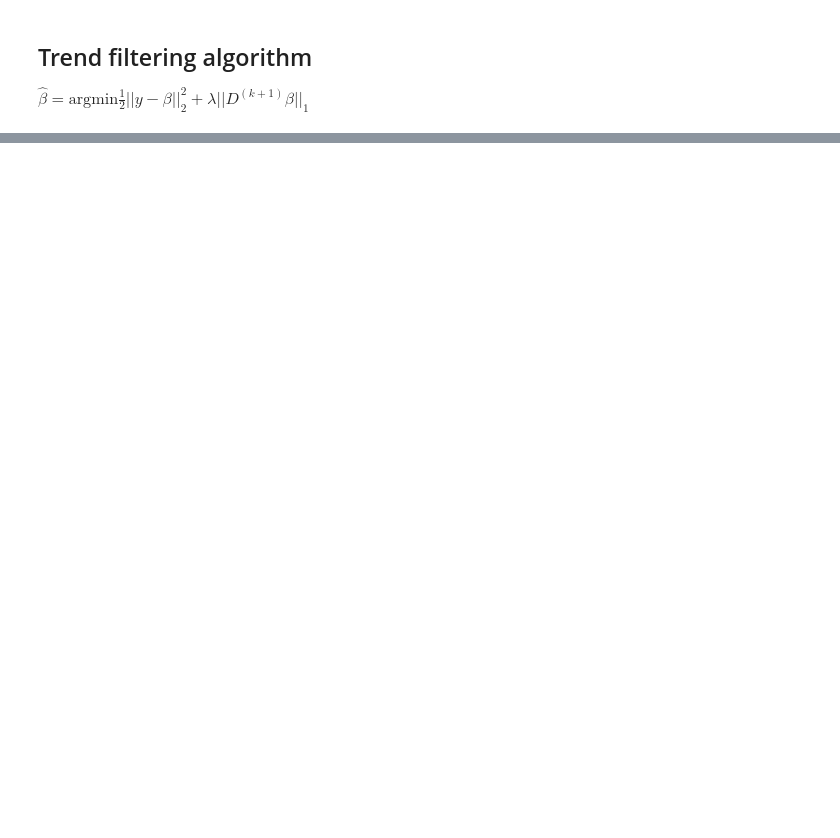
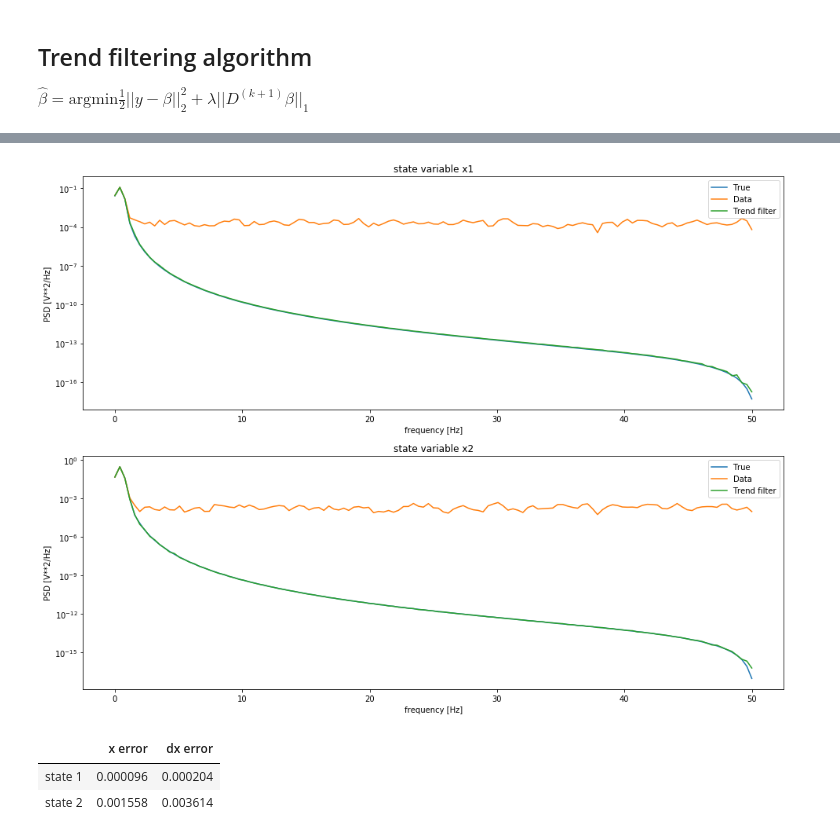
Before and after one commit to AlexCortiella/CU-Research, a Jupyter notebook: Python_Codes/Numerical_Differentiation/Duffing/numerical_differentiation_duffing_trendfilter.ipynb, the cells around one changed output, grey strips where cells are left out. Drawn from its saved outputs; the diff is of its cells as text; code cells hidden in the pictures; blank space fills up the shorter version.

Commit message:
Added PSD and error analysis for all examples

```diff
--- a/Python_Codes/Numerical_Differentiation/Duffing/numerical_differentiation_duffing_trendfilter.ipynb
+++ b/Python_Codes/Numerical_Differentiation/Duffing/numerical_differentiation_duffing_trendfilter.ipynb
@@ -214,0 +214,39 @@ for state in range(n_states):
+# %%
+# POWER SPECTRAL DENSITY ANALYSIS
+fig2,axs2 = plt.subplots(n_states,1,figsize = (16,12))
+
+for state in range(n_states):
+
+    f_true, Pxx_true = signal.welch(X[:,state], fs = 1/dt)
+    f_data, Pxx_data = signal.welch(Y[:,state], fs = 1/dt)
+    f_tf, Pxx_tf = signal.welch(y_trendfilter[state][:,lambda_min_indx], fs = 1/dt)
+
+    axs2[state].semilogy(f_true, Pxx_true)
+    axs2[state].semilogy(f_data, Pxx_data)
+    axs2[state].semilogy(f_tf, Pxx_tf)
+    axs2[state].set_title(f'state variable x{state+1}')
+    axs2[state].set_xlabel('frequency [Hz]')
+    axs2[state].set_ylabel('PSD [V**2/Hz]')
+    axs2[state].legend(['True','Data','Trend filter'])
+# %% [output]
+[figure, added]
+# %%
+#ERROR ANALYSIS
+
+error_x = np.zeros(n_states)
+error_dx = np.zeros(n_states)
+
+for state in range(n_states):
+
+    #Error in the states
+    error_x[state] = ((y_trendfilter[state][:,lambda_min_indx] - X[:,state]) ** 2).mean()
+
+    #Error in the state time-derivatives
+    error_dx[state] = ((dy_trendfilter[state][:,lambda_min_indx] - dX[:,state]) ** 2).mean()
+
+errors = pd.DataFrame([error_x, error_dx], index = ['state 1','state 2'], columns=['x error','dx error'])
+errors
+# %% [output]
+|  | x error | dx error |
+| state 1 | 0.000096 | 0.000204 |
+| state 2 | 0.001558 | 0.003614 |
```
Also changed, not shown: parts of 3 cells of this notebook, 5 other files.
